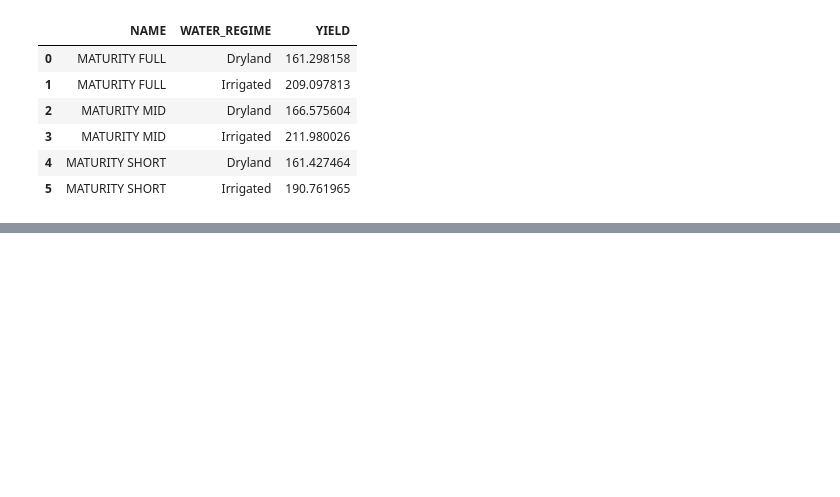
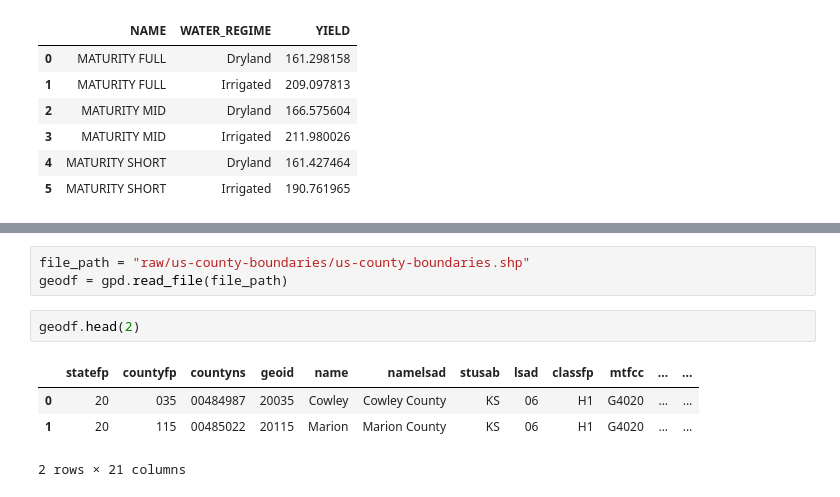
Before and after one commit to Ciampitti-Lab/AVYield, a Jupyter notebook: data/data_exp.ipynb, the cells around one changed output, grey strips where cells are left out. Saved outputs shown, nothing was run; the diff lists cells and outputs as text; blank space fills up the shorter version.

```diff
--- a/data/data_exp.ipynb
+++ b/data/data_exp.ipynb
@@ -320,0 +329,10 @@ df_brand1
+# %%
+file_path = "raw/us-county-boundaries/us-county-boundaries.shp"
+geodf = gpd.read_file(file_path)
+# %%
+geodf.head(2)
+# %% [output]
+|  | statefp | countyfp | countyns | geoid | name | namelsad | stusab | lsad | classfp | mtfcc | ... | ... |
+| 0 | 20 | 035 | 00484987 | 20035 | Cowley | Cowley County | KS | 06 | H1 | G4020 | ... | ... |
+| 1 | 20 | 115 | 00485022 | 20115 | Marion | Marion County | KS | 06 | H1 | G4020 | ... | ... |
+2 rows × 21 columns
```
Also changed, not shown: parts of 10 cells of this notebook, 4 other files.
